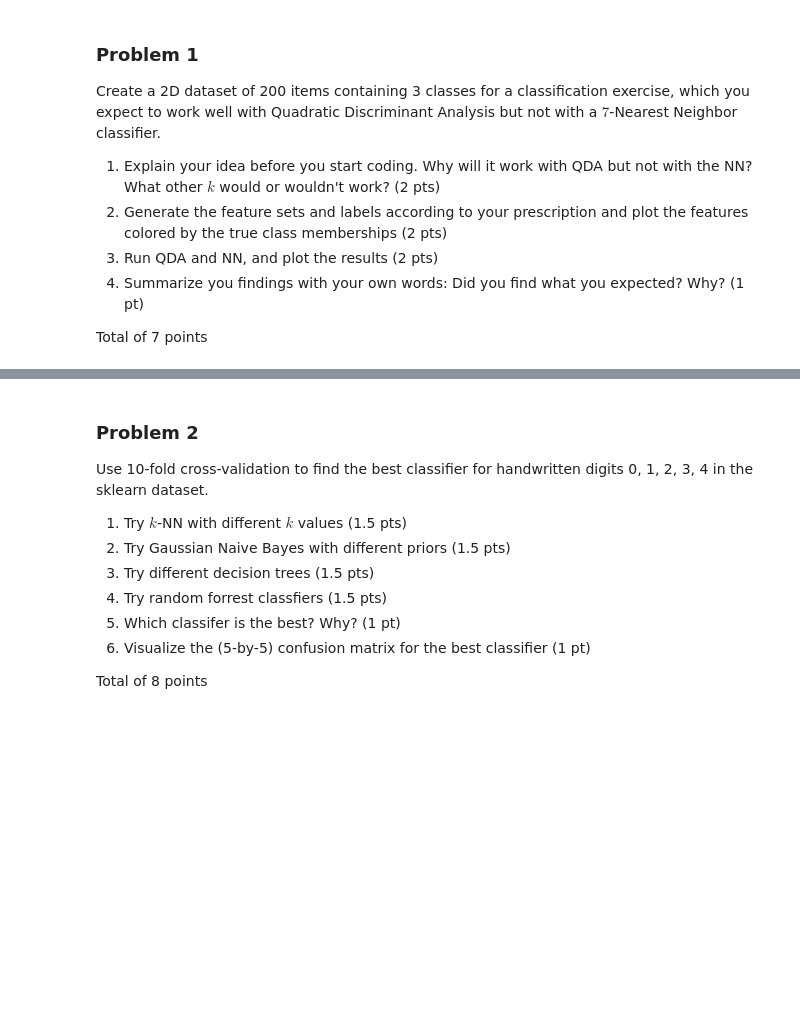
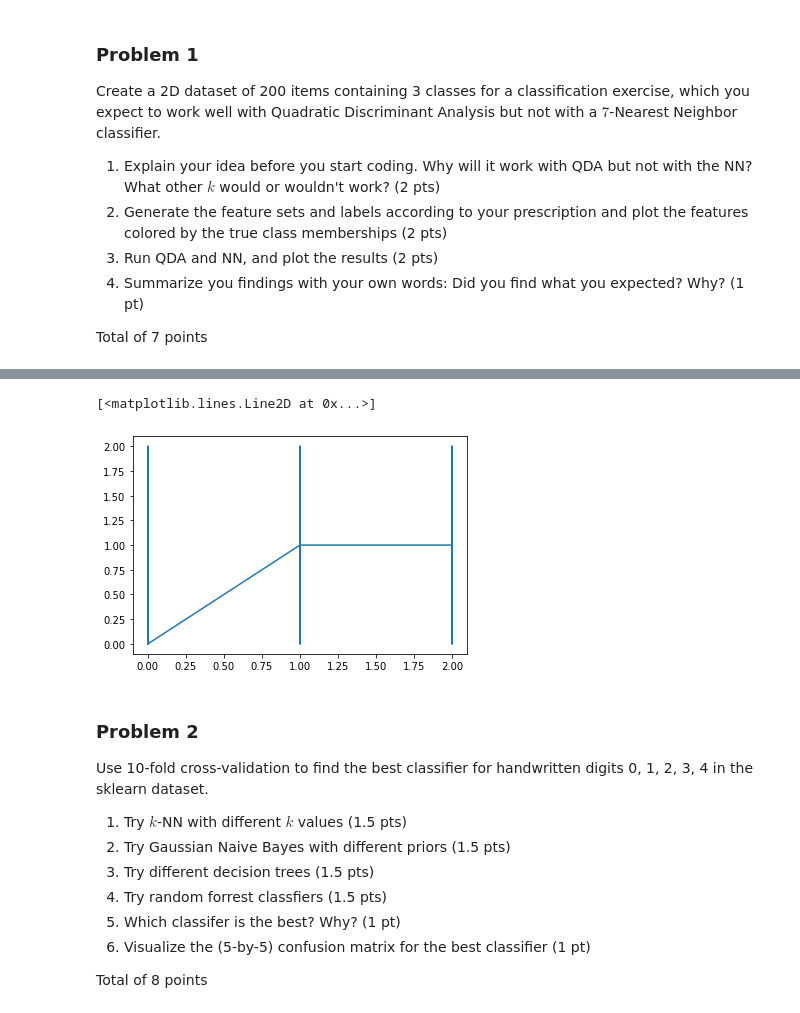
Before and after one commit to ak2fresh/Documents, a Jupyter notebook: JHU/Fall 2019/Data Mining/Homework/Assignment2.ipynb, the cells around one changed output, grey strips where cells are left out. Drawn from its saved outputs; the diff is of its cells as text; code cells hidden in the pictures; blank space fills up the shorter version.

```diff
--- a/JHU/Fall 2019/Data Mining/Homework/Assignment2.ipynb
+++ b/JHU/Fall 2019/Data Mining/Homework/Assignment2.ipynb
@@ -32,3 +61,14 @@ Total of 7 points
+# %%
+modelKNN = neighbors.KNeighborsClassifier(7)
+
+y_predKNN = modelKNN.fit(wine.data, wine.target).predict(wine.data)
+print("Number of mislabeled points out of a total %d points: %d"
+          % (wine.target.size, (wine.target!=y_predKNN).sum()))
+# %%
+plot(wine.target,y_predKNN)
+# %% [output]
+[<matplotlib.lines.Line2D at 0x...>]
+[figure, added]
 # %% [markdown]
 ### Problem 2
 
```
Also changed, not shown: parts of 6 cells of this notebook, 12 other files.
